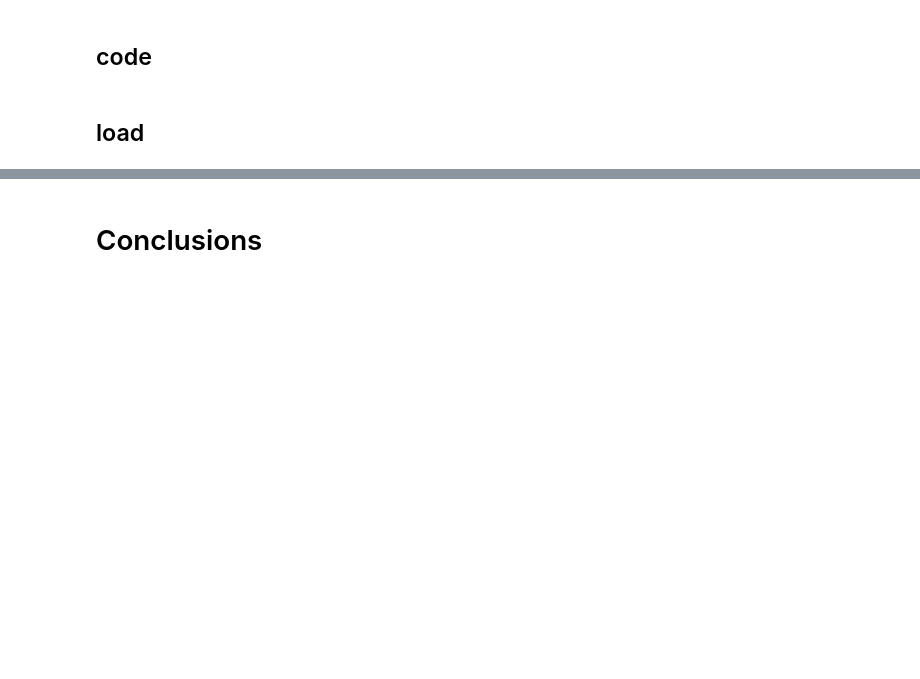
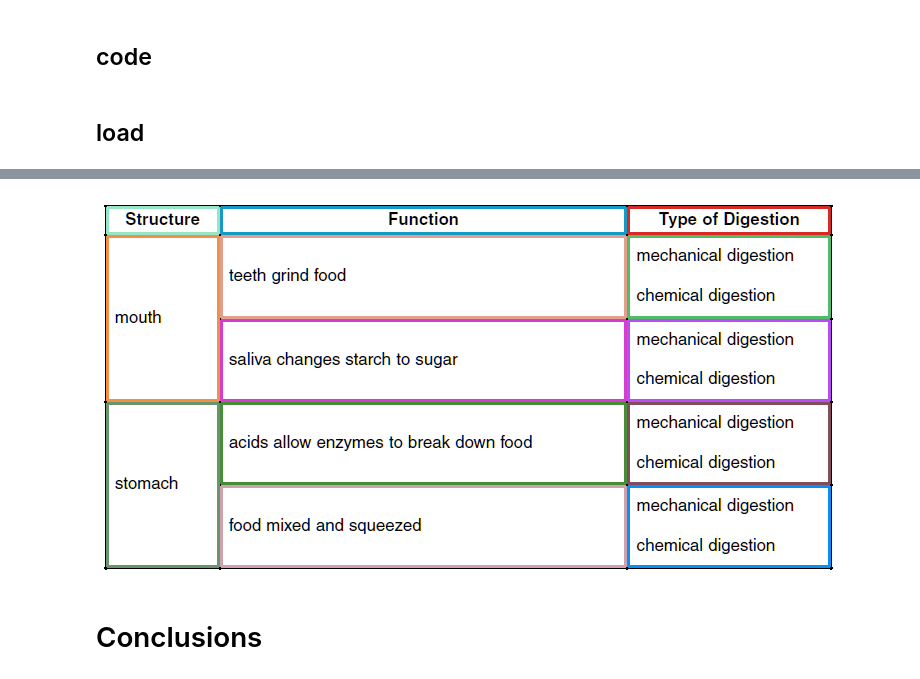
Before and after one commit to drschwenk/tableparse_notebooks, a Jupyter notebook: connected_components.ipynb, the cells around one changed output, grey strips where cells are left out. Cells and saved outputs as stored; diff of their text form; code cells hidden in the pictures; blank space fills up the shorter version.

```diff
--- a/connected_components.ipynb
+++ b/connected_components.ipynb
@@ -195,3 +228,7 @@ bounding_boxes
+# %%
+draw_detections(another_image, bounding_boxes)
+# %% [output]
+[figure, added]
 # %% [markdown]
 # Conclusions
 # %% [markdown]
```
Also changed, not shown: parts of 18 cells of this notebook, 5 other files.
